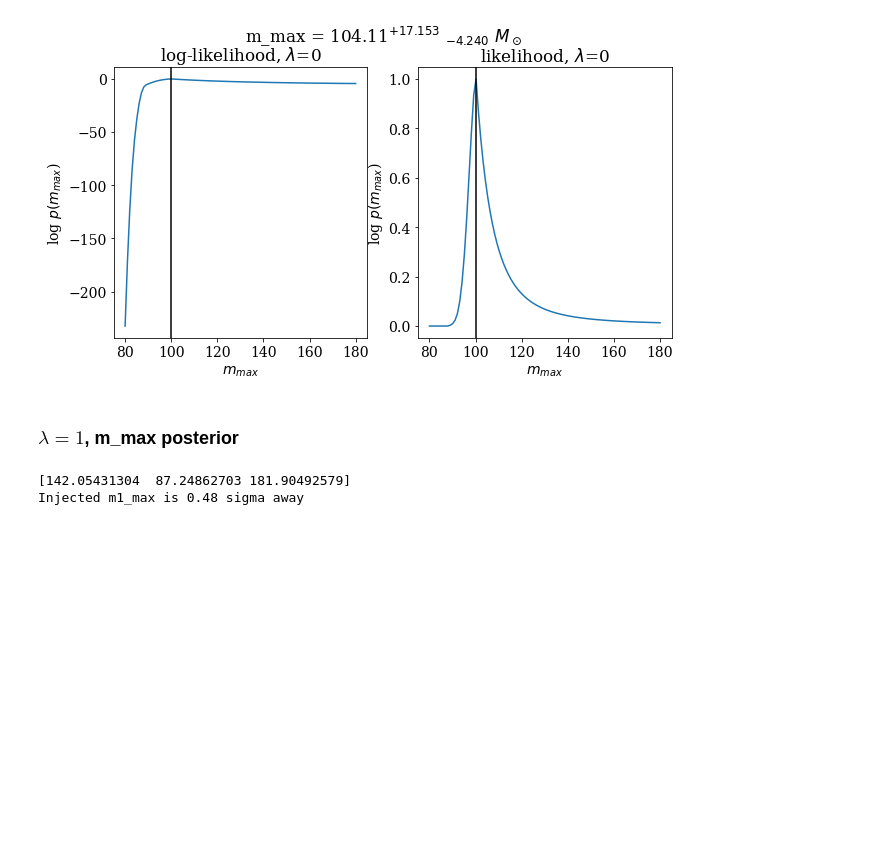
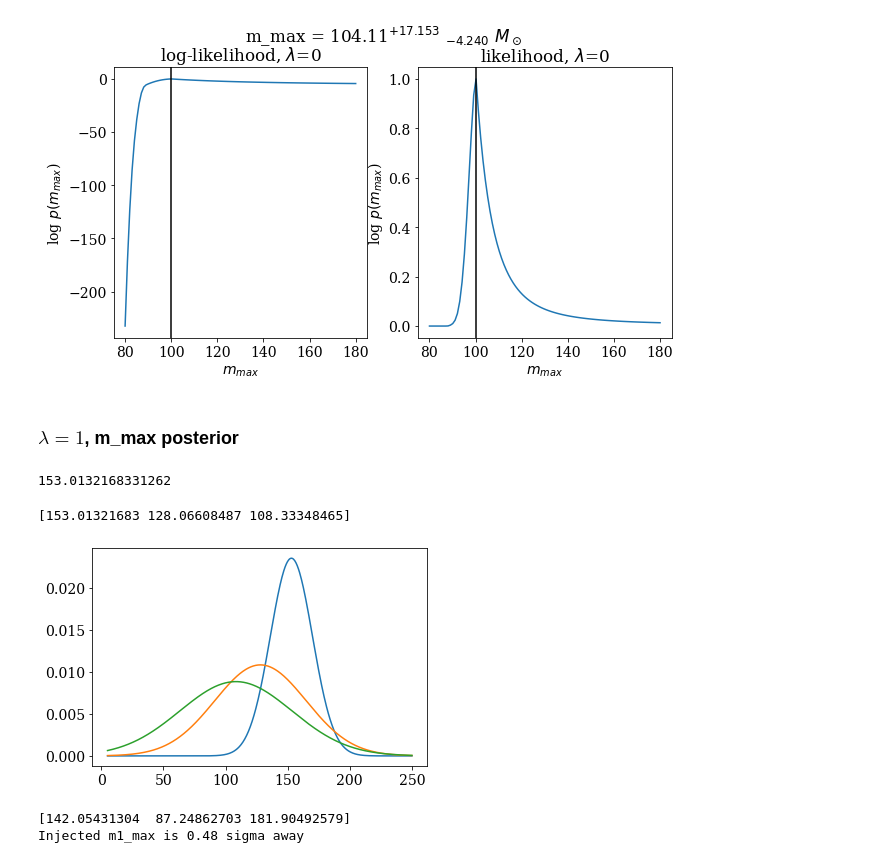
Before and after one commit to veome22/hybrid_waveforms, a Jupyter notebook: powerlaw_population_inference.ipynb, the cells around one changed output. Cells and saved outputs as stored; diff of their text form; code cells hidden in the pictures; blank space fills up the shorter version.

```diff
--- a/powerlaw_population_inference.ipynb
+++ b/powerlaw_population_inference.ipynb
@@ -705,6 +706,25 @@ most likely m1_max (IN SOURCE FRAME) = 101.65537488803335
 # %%
 # Calculate the requisite mu_m1, sigma_m1 for the Event Likelihoods
 m1_mu_sampled_biased, m1_sigma_events_biased = sample_m1_events(df_mc, df_eta, biased=True)
+# %%
+np.max(m1_mu_sampled_biased)
+# %% [output]
+153.0132168331262
+# %%
+mask = (m1_mu_sampled_biased>90)
+print((m1_mu_sampled_biased)[mask])
+# df_mc[mask]["bias_19"]/ (df_mc[mask]["z"]+1)
+# df_mc[mask]["Mc_stat_err"]
+# df_mc[mask]
+
+m1 = np.linspace(5, 250, 500)
+for i in range(np.sum(mask)):
+    m1_mu = m1_mu_sampled_biased[mask][i]
+    m1_sig = m1_sigma_events_biased[mask][i]
+    plt.plot(m1, stats.norm.pdf(m1, loc=m1_mu, scale=m1_sig))
+# %% [output]
+[153.01321683 128.06608487 108.33348465]
+[figure, added]
 # %%
 log_p_mmax_lam_1, m1_high_range = log_likelihood_mmax(m1_mu_sampled_biased, m1_sigma_events_biased, \
     alpha=alpha_inj,
```
Also changed, not shown: parts of 10 cells of this notebook, 3 other files.
